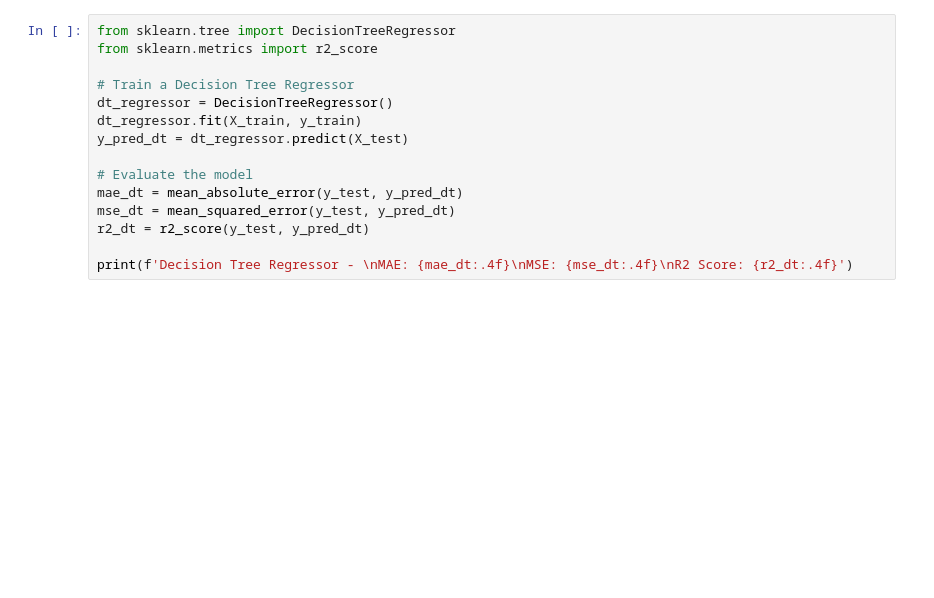
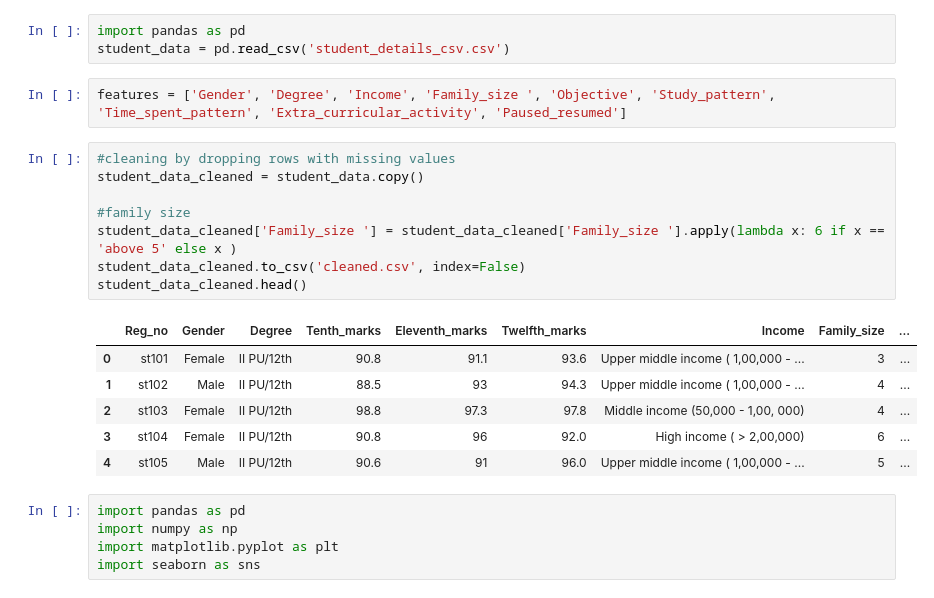
Before and after one commit to SagarNRao/Data_analysis---student_grade_prediction, a Jupyter notebook: main.ipynb, the cells around one changed output. Drawn from its saved outputs; the diff is of its cells as text; blank space fills up the shorter version.

```diff
--- a/main.ipynb
+++ b/main.ipynb
@@ -36,15 +1,25 @@ X_train, X_test, y_train, y_test = train_test_split(X, y, test_size=0.2, random_
-# %%
-from sklearn.tree import DecisionTreeRegressor
-from sklearn.metrics import r2_score
-
-# Train a Decision Tree Regressor
-dt_regressor = DecisionTreeRegressor()
-dt_regressor.fit(X_train, y_train)
-y_pred_dt = dt_regressor.predict(X_test)
-
-# Evaluate the model
-mae_dt = mean_absolute_error(y_test, y_pred_dt)
-mse_dt = mean_squared_error(y_test, y_pred_dt)
-r2_dt = r2_score(y_test, y_pred_dt)
-
-print(f'Decision Tree Regressor - \nMAE: {mae_dt:.4f}\nMSE: {mse_dt:.4f}\nR2 Score: {r2_dt:.4f}')
+# %%
+import pandas as pd
+student_data = pd.read_csv('student_details_csv.csv')
+# %%
+features = ['Gender', 'Degree', 'Income', 'Family_size ', 'Objective', 'Study_pattern', 'Time_spent_pattern', 'Extra_curricular_activity', 'Paused_resumed']
+# %%
+#cleaning by dropping rows with missing values
+student_data_cleaned = student_data.copy()
+
+#family size
+student_data_cleaned['Family_size '] = student_data_cleaned['Family_size '].apply(lambda x: 6 if x == 'above 5' else x )
+student_data_cleaned.to_csv('cleaned.csv', index=False)
+student_data_cleaned.head()
+# %% [output]
+|  | Reg_no | Gender | Degree | Tenth_marks | Eleventh_marks | Twelfth_marks | Income | Family_size | ... |
+| 0 | st101 | Female | II PU/12th | 90.8 | 91.1 | 93.6 | Upper middle income ( 1,00,000 - ... | 3 | ... |
+| 1 | st102 | Male | II PU/12th | 88.5 | 93 | 94.3 | Upper middle income ( 1,00,000 - ... | 4 | ... |
+| 2 | st103 | Female | II PU/12th | 98.8 | 97.3 | 97.8 | Middle income (50,000 - 1,00, 000) | 4 | ... |
+| 3 | st104 | Female | II PU/12th | 90.8 | 96 | 92.0 | High income ( > 2,00,000) | 6 | ... |
+| 4 | st105 | Male | II PU/12th | 90.6 | 91 | 96.0 | Upper middle income ( 1,00,000 - ... | 5 | ... |
+# %%
+import pandas as pd
+import numpy as np
+import matplotlib.pyplot as plt
+import seaborn as sns
```
Also changed, not shown: parts of 8 cells of this notebook, 4 other files.
